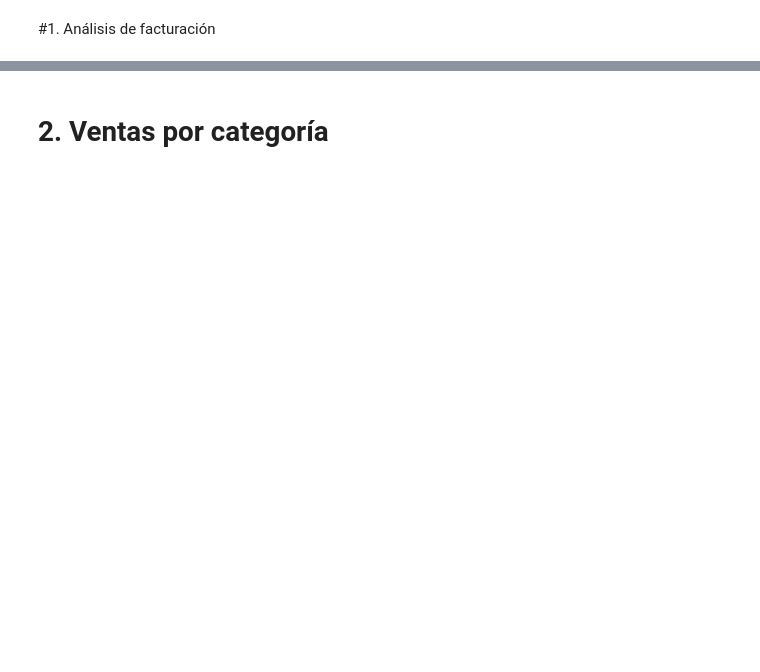
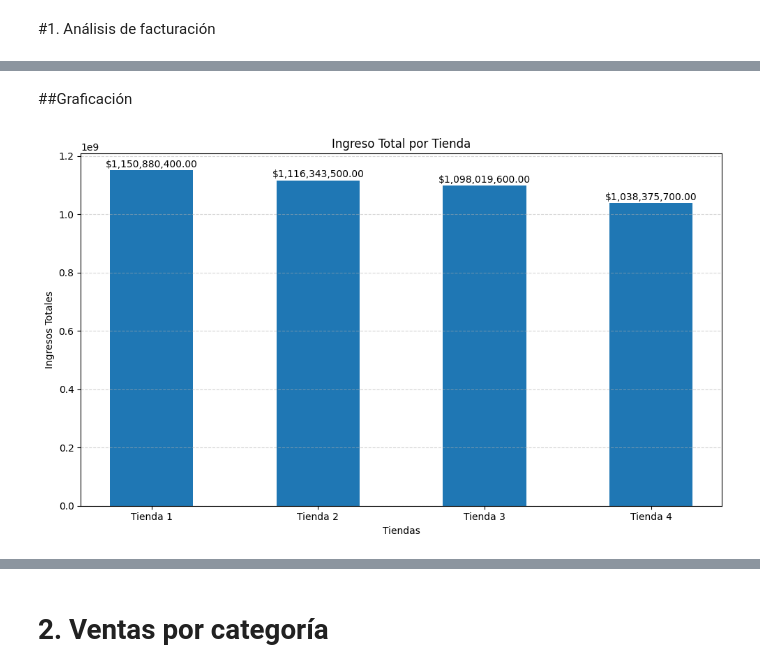
Before and after one commit to NathanENc/challengue_data_science, a Jupyter notebook: AluraStoreLatam.ipynb, the cells around one changed output, grey strips where cells are left out. Cells and saved outputs as stored; diff of their text form; code cells hidden in the pictures; blank space fills up the shorter version.

```diff
--- a/AluraStoreLatam.ipynb
+++ b/AluraStoreLatam.ipynb
@@ -25,9 +28,21 @@ tienda.head()
 #1. Análisis de facturación
 # %%
 # Almacenar información de la columna "Precio" de las tiendas
-ingresos_tienda = {
-    'tienda 1': tienda['Precio'].sum(),
-    'tienda 2': tienda2['Precio'].sum(),
-    'tienda 3': tienda3['Precio'].sum(),
-    'tienda 4': tienda4['Precio'].sum()
+ingresos_tiendas = {
+    'Tienda 1': tienda['Precio'].sum(),
+    'Tienda 2': tienda2['Precio'].sum(),
+    'Tienda 3': tienda3['Precio'].sum(),
+    'Tienda 4': tienda4['Precio'].sum()
 }
+
+# Calcular los ingresos totales
+def ingreso_total_tiendas():
+    return sum(ingresos_tiendas.values())
+# %%
+# Crear DataFrame con los ingresos
+tabla_ingresos = pd.DataFrame({
+    "Tienda": list(ingresos_tiendas.keys()),
+    "Ingresos": list(ingresos_tiendas.values())
+})
+
+tabla_ingresos
@@ -33,0 +55,22 @@ ingresos_tienda = {
+# %% [markdown]
+##Graficación
+# %%
+# Crear gráfico de barras
+plt.figure(figsize=(10, 6))
+plt.bar(tabla_ingresos["Tienda"], tabla_ingresos["Ingresos"], width=0.5)
+
+# Etiquetas y título
+plt.xlabel("Tiendas")
+plt.ylabel("Ingresos Totales")
+plt.title("Ingreso Total por Tienda")
+
+# Mostrar valor exacto sobre cada barra
+for i, valor in enumerate(tabla_ingresos["Ingresos"]):
+    plt.text(i, valor + valor * 0.01, f"${valor:,.2f}", ha='center', fontsize=10)
+
+# Ajustes finales
+plt.tight_layout()
+plt.grid(axis='y', linestyle='--', alpha=0.5)
+plt.show()
+# %% [output]
+[figure, added]
```
Also changed, not shown: parts of 6 cells of this notebook.
